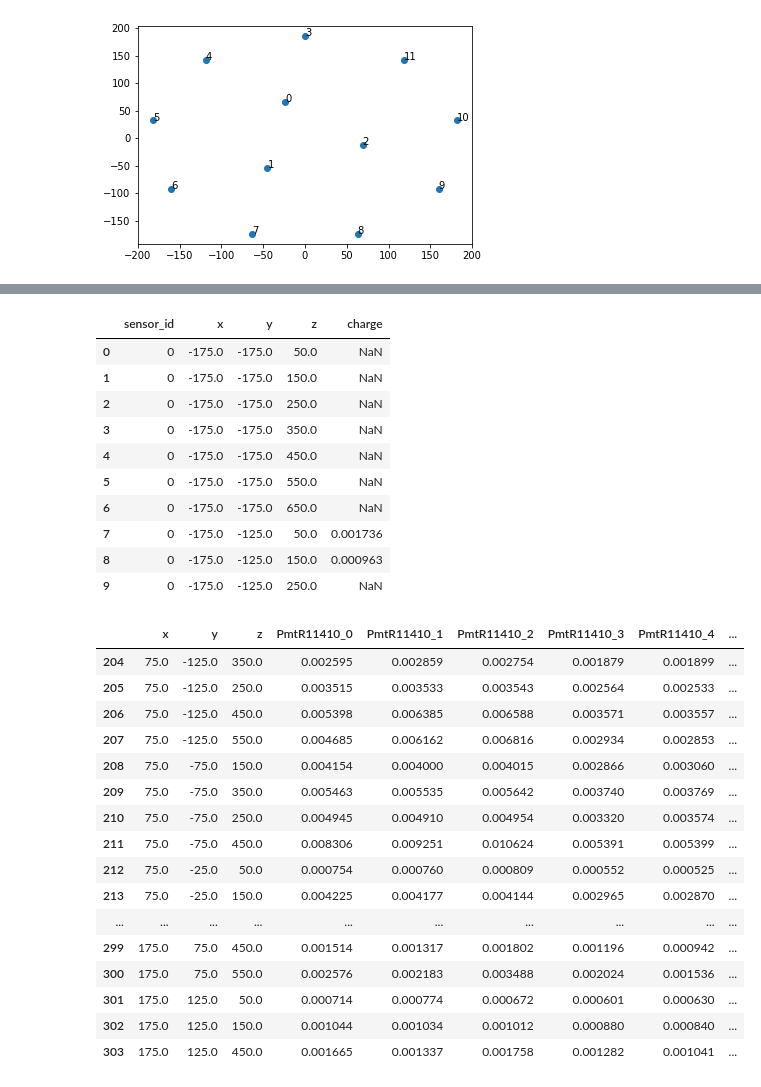
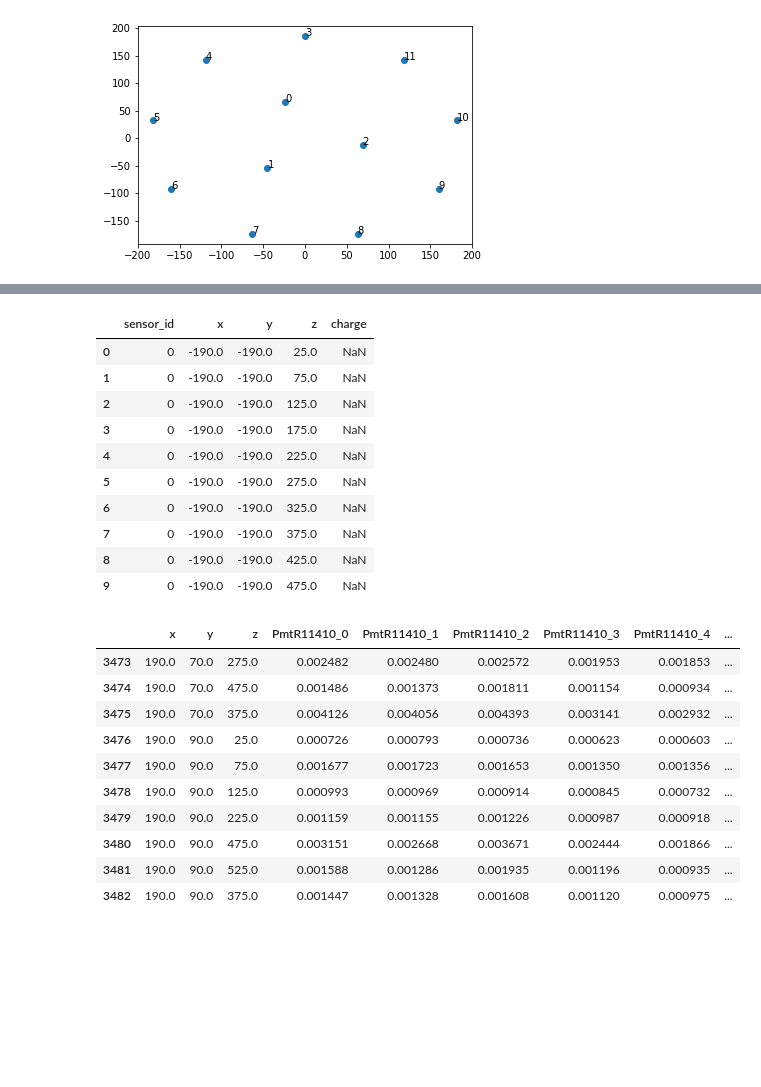
Before and after one commit to kvjmistry/LightTableGen, a Jupyter notebook: notebooks/lt_creator.ipynb, the cells around one changed output, grey strips where cells are left out. Saved outputs shown, nothing was run; the diff lists cells and outputs as text; code cells hidden in the pictures; blank space fills up the shorter version.

```diff
--- a/notebooks/lt_creator.ipynb
+++ b/notebooks/lt_creator.ipynb
@@ -13,7 +13,7 @@ from invisible_cities.io.dst_io import load_dst
 from invisible_cities.io.dst_io import df_writer
 # %%
 # Load in the files
-lt_dir = os.path.expandvars("../files/S1/")
+lt_dir = os.path.expandvars("../files/S1_temp/")
 # lt_dir = os.path.expandvars("../config/")
 lt_filenames = glob.glob(os.path.join(lt_dir, "*.h5"))
 lt_filenames = sorted(lt_filenames)
@@ -99,11 +112,11 @@ display(pmt_response.head(10))
 # Set the Binning
 xmin=-200
 xmax=200
-xbw=50
+xbw=20
 
 zmin=0
 zmax=700
-zbw=100
+zbw=50
 
 xbins = np.arange(xmin, xmax+xbw, xbw)
 ybins = xbins
@@ -263,46 +242,40 @@ display(lt.head(10))
 err = ERR.reset_index()
 # %% [output]
 |  | sensor_id | x | y | z | charge |
-| 0 | 0 | -175.0 | -175.0 | 50.0 | NaN |
-| 1 | 0 | -175.0 | -175.0 | 150.0 | NaN |
-| 2 | 0 | -175.0 | -175.0 | 250.0 | NaN |
-| 3 | 0 | -175.0 | -175.0 | 350.0 | NaN |
-| 4 | 0 | -175.0 | -175.0 | 450.0 | NaN |
-| 5 | 0 | -175.0 | -175.0 | 550.0 | NaN |
-| 6 | 0 | -175.0 | -175.0 | 650.0 | NaN |
-| 7 | 0 | -175.0 | -125.0 | 50.0 | 0.001736 |
-| 8 | 0 | -175.0 | -125.0 | 150.0 | 0.000963 |
-| 9 | 0 | -175.0 | -125.0 | 250.0 | NaN |
+| 0 | 0 | -190.0 | -190.0 | 25.0 | NaN |
+| 1 | 0 | -190.0 | -190.0 | 75.0 | NaN |
+| 2 | 0 | -190.0 | -190.0 | 125.0 | NaN |
+| 3 | 0 | -190.0 | -190.0 | 175.0 | NaN |
+| 4 | 0 | -190.0 | -190.0 | 225.0 | NaN |
+| 5 | 0 | -190.0 | -190.0 | 275.0 | NaN |
+| 6 | 0 | -190.0 | -190.0 | 325.0 | NaN |
+| 7 | 0 | -190.0 | -190.0 | 375.0 | NaN |
+| 8 | 0 | -190.0 | -190.0 | 425.0 | NaN |
+| 9 | 0 | -190.0 | -190.0 | 475.0 | NaN |
 # %%
 pmt = "PmtR11410"
 signal_type = "S1"
 
 for sid in sensorids:
     LT = LT.rename({sid: pmt + f"_{sid}"}, axis=1)
 LT[pmt + f"_total"] = LT.loc[:, LT.columns.difference(["x", "y", "z"])].sum(axis=1)
 
 if signal_type == "S2":
     LT = LT.drop("z", axis=1)
 
-display(LT.tail(100))
+display(LT.tail(10))
 # %% [output]
 |  | x | y | z | PmtR11410_0 | PmtR11410_1 | PmtR11410_2 | PmtR11410_3 | PmtR11410_4 | ... |
-| 204 | 75.0 | -125.0 | 350.0 | 0.002595 | 0.002859 | 0.002754 | 0.001879 | 0.001899 | ... |
-| 205 | 75.0 | -125.0 | 250.0 | 0.003515 | 0.003533 | 0.003543 | 0.002564 | 0.002533 | ... |
-| 206 | 75.0 | -125.0 | 450.0 | 0.005398 | 0.006385 | 0.006588 | 0.003571 | 0.003557 | ... |
-| 207 | 75.0 | -125.0 | 550.0 | 0.004685 | 0.006162 | 0.006816 | 0.002934 | 0.002853 | ... |
-| 208 | 75.0 | -75.0 | 150.0 | 0.004154 | 0.004000 | 0.004015 | 0.002866 | 0.003060 | ... |
-| 209 | 75.0 | -75.0 | 350.0 | 0.005463 | 0.005535 | 0.005642 | 0.003740 | 0.003769 | ... |
-| 210 | 75.0 | -75.0 | 250.0 | 0.004945 | 0.004910 | 0.004954 | 0.003320 | 0.003574 | ... |
-| 211 | 75.0 | -75.0 | 450.0 | 0.008306 | 0.009251 | 0.010624 | 0.005391 | 0.005399 | ... |
-| 212 | 75.0 | -25.0 | 50.0 | 0.000754 | 0.000760 | 0.000809 | 0.000552 | 0.000525 | ... |
-| 213 | 75.0 | -25.0 | 150.0 | 0.004225 | 0.004177 | 0.004144 | 0.002965 | 0.002870 | ... |
-| ... | ... | ... | ... | ... | ... | ... | ... | ... | ... |
-| 299 | 175.0 | 75.0 | 450.0 | 0.001514 | 0.001317 | 0.001802 | 0.001196 | 0.000942 | ... |
-| 300 | 175.0 | 75.0 | 550.0 | 0.002576 | 0.002183 | 0.003488 | 0.002024 | 0.001536 | ... |
-| 301 | 175.0 | 125.0 | 50.0 | 0.000714 | 0.000774 | 0.000672 | 0.000601 | 0.000630 | ... |
-| 302 | 175.0 | 125.0 | 150.0 | 0.001044 | 0.001034 | 0.001012 | 0.000880 | 0.000840 | ... |
-| 303 | 175.0 | 125.0 | 450.0 | 0.001665 | 0.001337 | 0.001758 | 0.001282 | 0.001041 | ... |
+| 3473 | 190.0 | 70.0 | 275.0 | 0.002482 | 0.002480 | 0.002572 | 0.001953 | 0.001853 | ... |
+| 3474 | 190.0 | 70.0 | 475.0 | 0.001486 | 0.001373 | 0.001811 | 0.001154 | 0.000934 | ... |
+| 3475 | 190.0 | 70.0 | 375.0 | 0.004126 | 0.004056 | 0.004393 | 0.003141 | 0.002932 | ... |
+| 3476 | 190.0 | 90.0 | 25.0 | 0.000726 | 0.000793 | 0.000736 | 0.000623 | 0.000603 | ... |
+| 3477 | 190.0 | 90.0 | 75.0 | 0.001677 | 0.001723 | 0.001653 | 0.001350 | 0.001356 | ... |
+| 3478 | 190.0 | 90.0 | 125.0 | 0.000993 | 0.000969 | 0.000914 | 0.000845 | 0.000732 | ... |
+| 3479 | 190.0 | 90.0 | 225.0 | 0.001159 | 0.001155 | 0.001226 | 0.000987 | 0.000918 | ... |
+| 3480 | 190.0 | 90.0 | 475.0 | 0.003151 | 0.002668 | 0.003671 | 0.002444 | 0.001866 | ... |
+| 3481 | 190.0 | 90.0 | 525.0 | 0.001588 | 0.001286 | 0.001935 | 0.001196 | 0.000935 | ... |
+| 3482 | 190.0 | 90.0 | 375.0 | 0.001447 | 0.001328 | 0.001608 | 0.001120 | 0.000975 | ... |
 # %%
 save = True
 outfilename = f"NEW-MC_{signal_type}_LT.h5"
```
Also changed, not shown: parts of 17 cells of this notebook.
